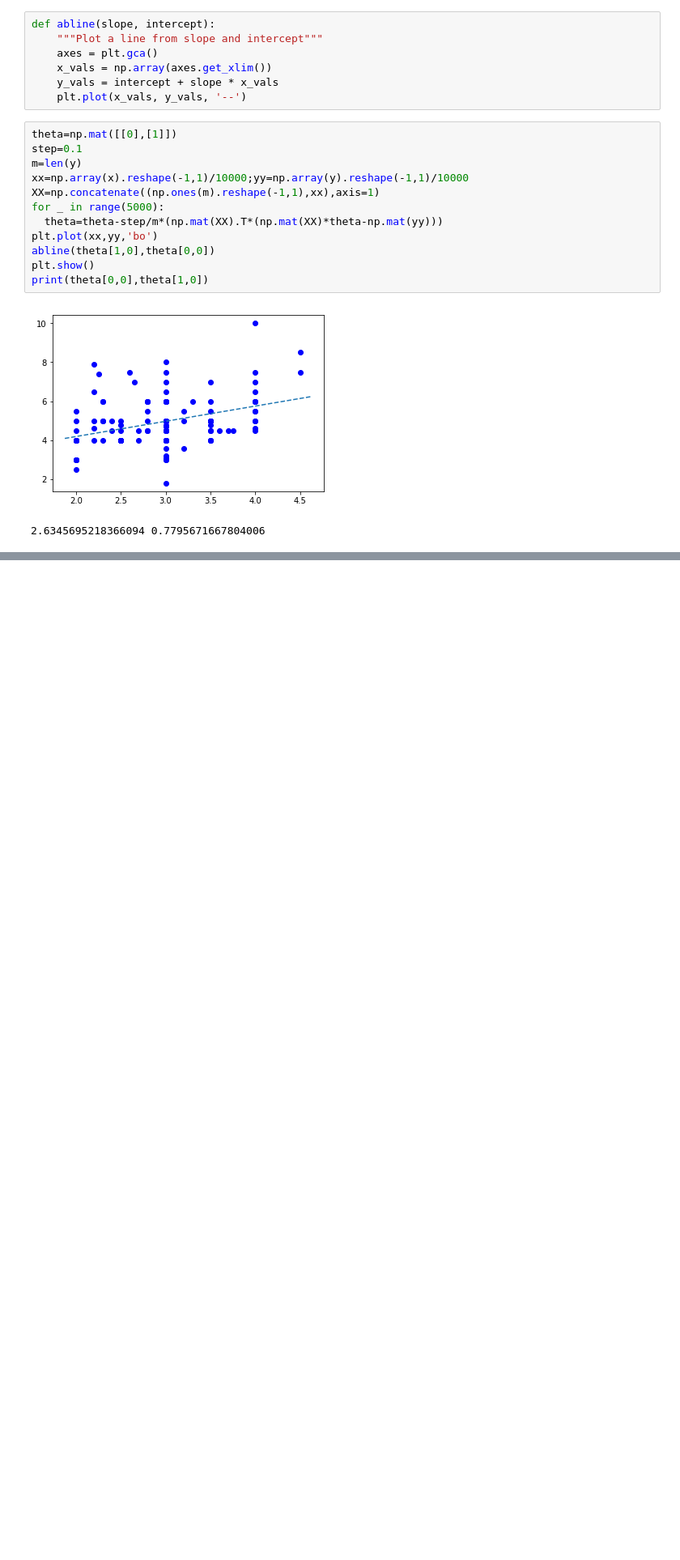
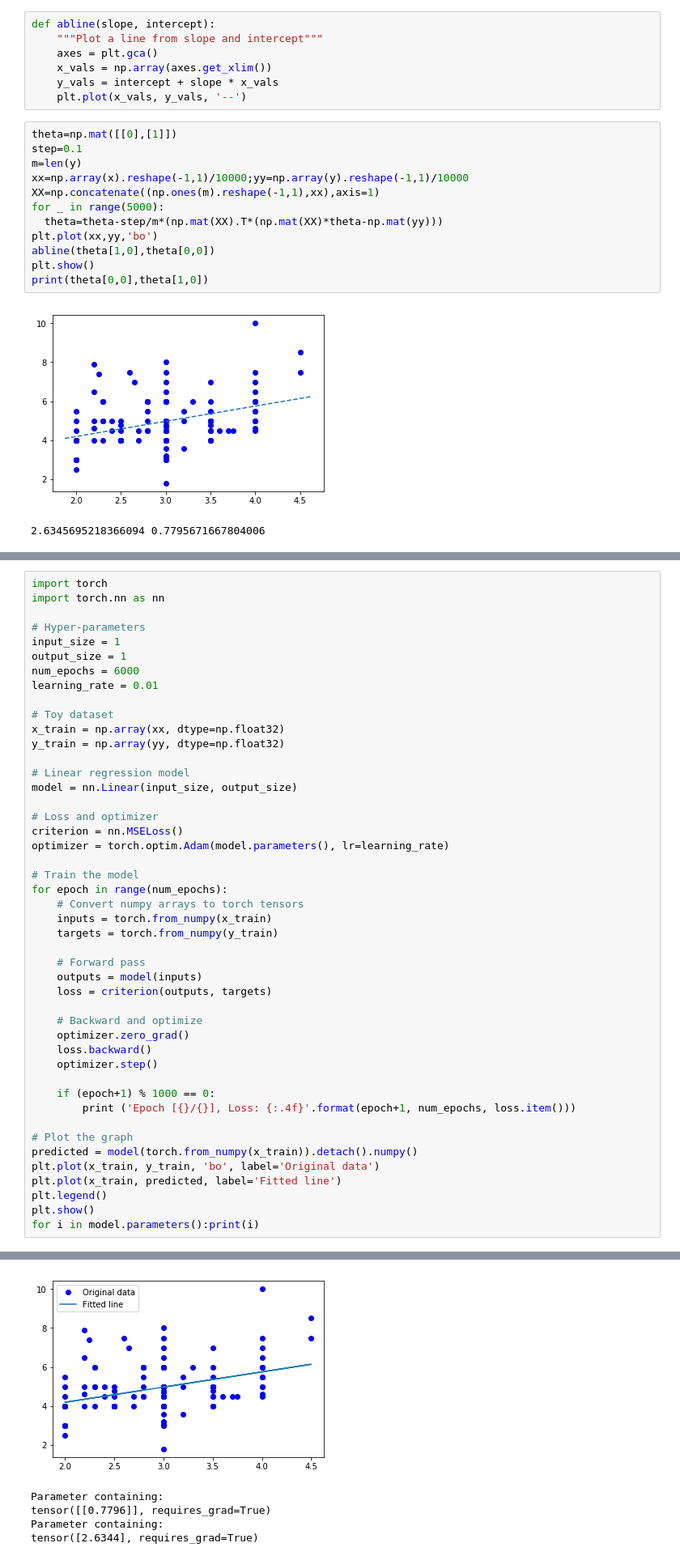
Before and after one commit to pluieciel/econometrics, a Jupyter notebook: notebooks/1_2_costsalary_firstprogram&other_OLS_methods.ipynb, the cells around one changed output, grey strips where cells are left out. Shown at 81% size. Saved outputs shown, nothing was run; the diff lists cells and outputs as text; blank space fills up the shorter version.

```diff
--- a/notebooks/1_2_costsalary_firstprogram&other_OLS_methods.ipynb
+++ b/notebooks/1_2_costsalary_firstprogram&other_OLS_methods.ipynb
@@ -87,0 +90,47 @@ print(theta[0,0],theta[1,0])
+# %%
+import torch
+import torch.nn as nn
+
+# Hyper-parameters
+input_size = 1
+output_size = 1
+num_epochs = 6000
+learning_rate = 0.01
+
+# Toy dataset
+x_train = np.array(xx, dtype=np.float32)
+y_train = np.array(yy, dtype=np.float32)
+
+# Linear regression model
+model = nn.Linear(input_size, output_size)
+
+# Loss and optimizer
+criterion = nn.MSELoss()
+optimizer = torch.optim.Adam(model.parameters(), lr=learning_rate)
+
+# Train the model
+for epoch in range(num_epochs):
+    # Convert numpy arrays to torch tensors
+    inputs = torch.from_numpy(x_train)
+    targets = torch.from_numpy(y_train)
+
+    # Forward pass
+    outputs = model(inputs)
+    loss = criterion(outputs, targets)
+
+    # Backward and optimize
+    optimizer.zero_grad()
+    loss.backward()
+    optimizer.step()
+
+    if (epoch+1) % 1000 == 0:
+        print ('Epoch [{}/{}], Loss: {:.4f}'.format(epoch+1, num_epochs, loss.item()))
+
+# Plot the graph
+predicted = model(torch.from_numpy(x_train)).detach().numpy()
+plt.plot(x_train, y_train, 'bo', label='Original data')
+plt.plot(x_train, predicted, label='Fitted line')
+plt.legend()
+plt.show()
+for i in model.parameters():print(i)
+# %% [output]
@@ -87,0 +143,5 @@ print(theta[0,0],theta[1,0])
+[figure, added]
+Parameter containing:
+tensor([[0.7796]], requires_grad=True)
+Parameter containing:
+tensor([2.6344], requires_grad=True)
```
Also changed, not shown: parts of 3 cells of this notebook.
